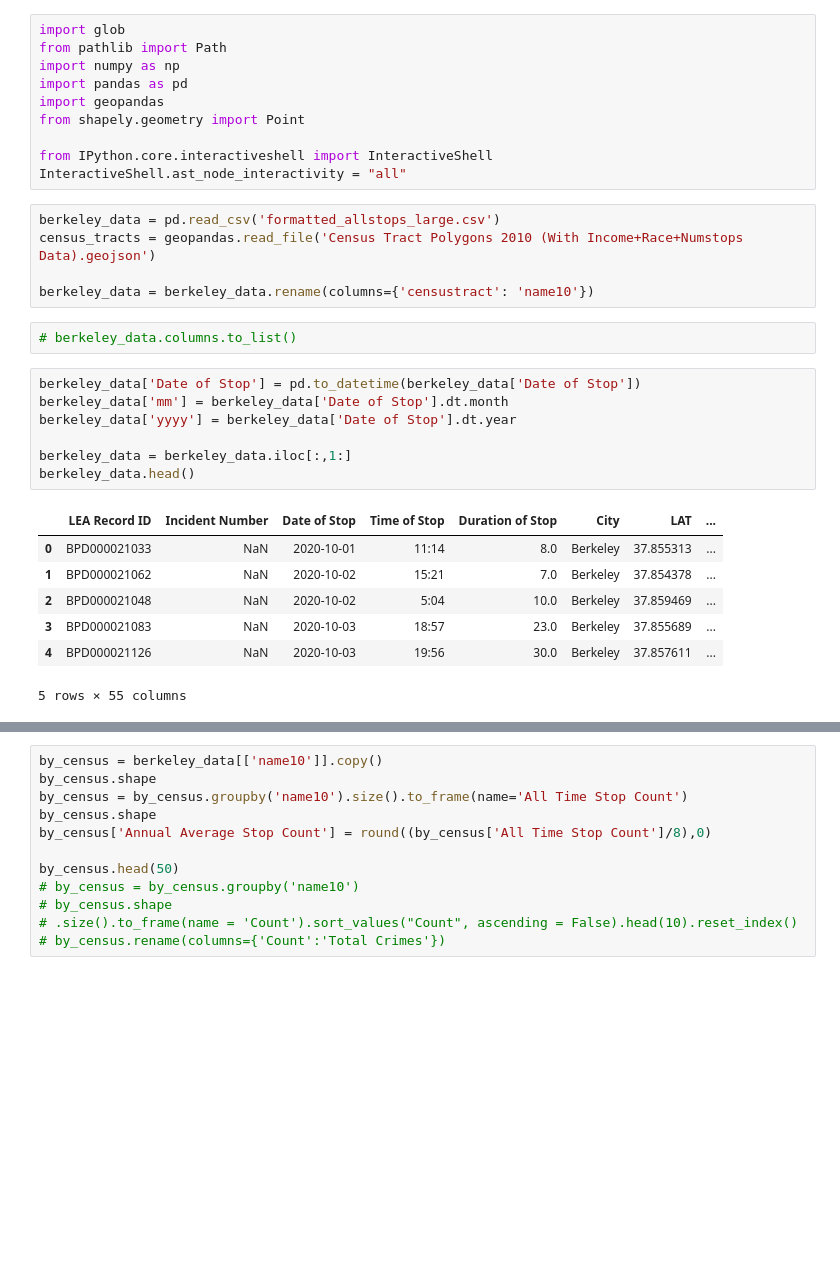
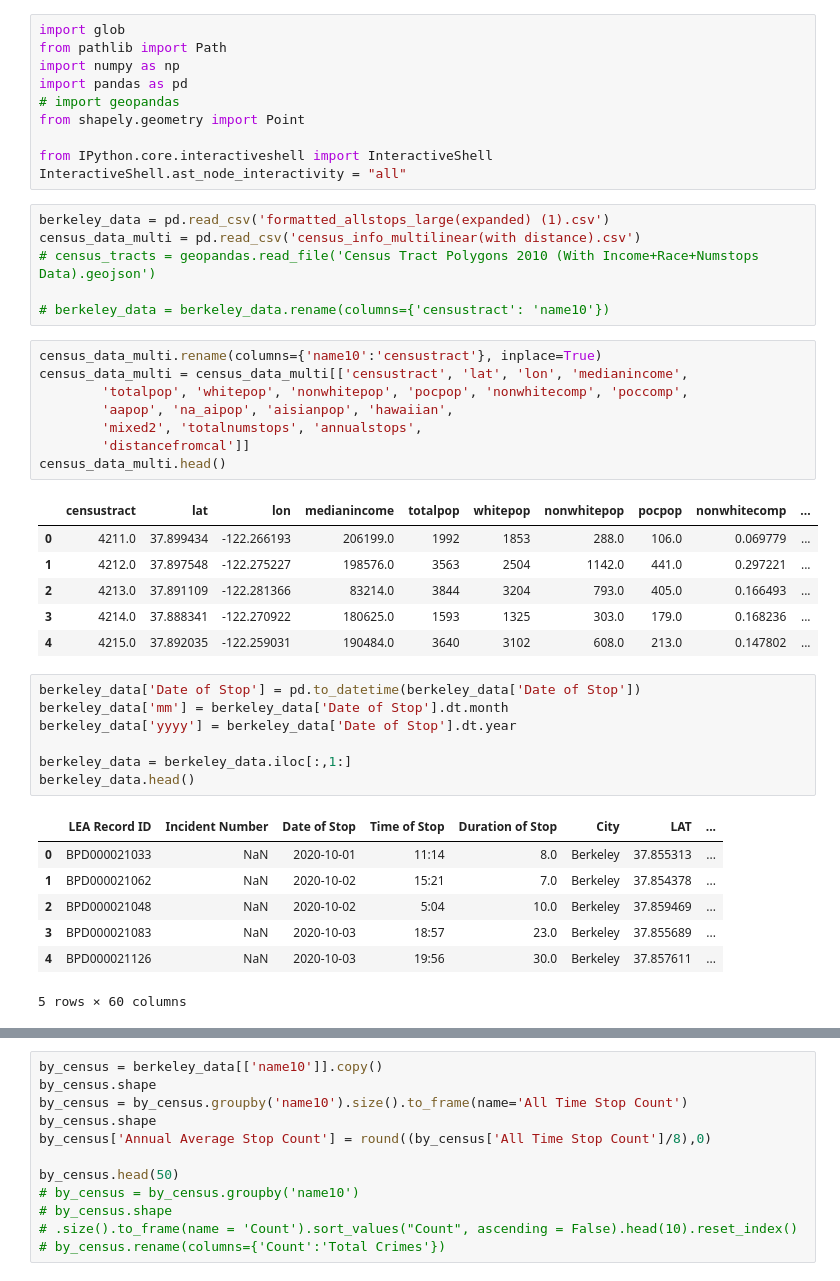
Before and after one commit to kch0p/BPD-Stops-Research-Project, a Jupyter notebook: Code/Merge Updated GeoJson and Big Allstop (Online).ipynb, the cells around one changed output, grey strips where cells are left out. Cells and saved outputs as stored; diff of their text form; blank space fills up the shorter version.

```diff
--- a/Code/Merge Updated GeoJson and Big Allstop (Online).ipynb
+++ b/Code/Merge Updated GeoJson and Big Allstop (Online).ipynb
@@ -3,18 +3,32 @@ import glob
 from pathlib import Path
 import numpy as np
 import pandas as pd
-import geopandas
+# import geopandas
 from shapely.geometry import Point
 
 from IPython.core.interactiveshell import InteractiveShell
 InteractiveShell.ast_node_interactivity = "all"
 # %%
-berkeley_data = pd.read_csv('formatted_allstops_large.csv')
-census_tracts = geopandas.read_file('Census Tract Polygons 2010 (With Income+Race+Numstops Data).geojson')
+berkeley_data = pd.read_csv('formatted_allstops_large(expanded) (1).csv')
+census_data_multi = pd.read_csv('census_info_multilinear(with distance).csv')
+# census_tracts = geopandas.read_file('Census Tract Polygons 2010 (With Income+Race+Numstops Data).geojson')
 
-berkeley_data = berkeley_data.rename(columns={'censustract': 'name10'})
+# berkeley_data = berkeley_data.rename(columns={'censustract': 'name10'})
 # %%
-# berkeley_data.columns.to_list()
+census_data_multi.rename(columns={'name10':'censustract'}, inplace=True)
+census_data_multi = census_data_multi[['censustract', 'lat', 'lon', 'medianincome',
+        'totalpop', 'whitepop', 'nonwhitepop', 'pocpop', 'nonwhitecomp', 'poccomp',
+        'aapop', 'na_aipop', 'aisianpop', 'hawaiian',
+        'mixed2', 'totalnumstops', 'annualstops',
+        'distancefromcal']]
+census_data_multi.head()
+# %% [output]
+|  | censustract | lat | lon | medianincome | totalpop | whitepop | nonwhitepop | pocpop | nonwhitecomp | ... |
+| 0 | 4211.0 | 37.899434 | -122.266193 | 206199.0 | 1992 | 1853 | 288.0 | 106.0 | 0.069779 | ... |
+| 1 | 4212.0 | 37.897548 | -122.275227 | 198576.0 | 3563 | 2504 | 1142.0 | 441.0 | 0.297221 | ... |
+| 2 | 4213.0 | 37.891109 | -122.281366 | 83214.0 | 3844 | 3204 | 793.0 | 405.0 | 0.166493 | ... |
+| 3 | 4214.0 | 37.888341 | -122.270922 | 180625.0 | 1593 | 1325 | 303.0 | 179.0 | 0.168236 | ... |
+| 4 | 4215.0 | 37.892035 | -122.259031 | 190484.0 | 3640 | 3102 | 608.0 | 213.0 | 0.147802 | ... |
 # %%
 berkeley_data['Date of Stop'] = pd.to_datetime(berkeley_data['Date of Stop'])
 berkeley_data['mm'] = berkeley_data['Date of Stop'].dt.month
@@ -29,5 +43,5 @@ berkeley_data.head()
 | 2 | BPD000021048 | NaN | 2020-10-02 | 5:04 | 10.0 | Berkeley | 37.859469 | ... |
 | 3 | BPD000021083 | NaN | 2020-10-03 | 18:57 | 23.0 | Berkeley | 37.855689 | ... |
 | 4 | BPD000021126 | NaN | 2020-10-03 | 19:56 | 30.0 | Berkeley | 37.857611 | ... |
-5 rows × 55 columns
+5 rows × 60 columns
 # %%
```
Also changed, not shown: parts of 8 cells of this notebook, 32 other files.
